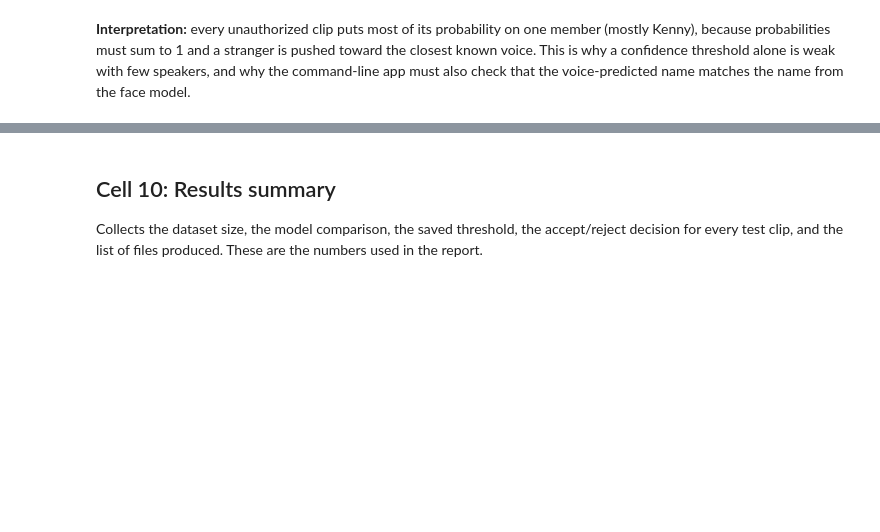
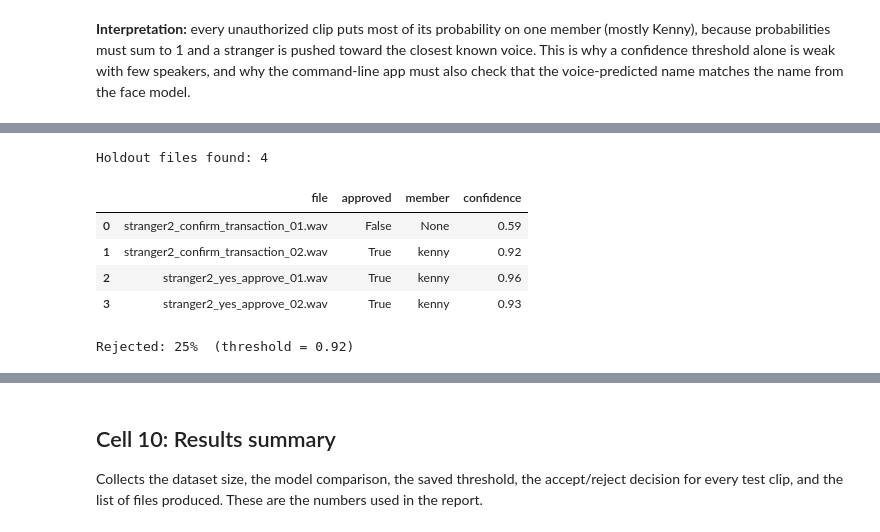
Before and after one commit to kimanzialu/formative-2-group-16-pipeline, a Jupyter notebook: notebooks/individual/03_audio_voice_model.ipynb, the cells around one changed output, grey strips where cells are left out. Saved outputs shown, nothing was run; the diff lists cells and outputs as text; code cells hidden in the pictures; blank space fills up the shorter version.

```diff
--- a/notebooks/individual/03_audio_voice_model.ipynb
+++ b/notebooks/individual/03_audio_voice_model.ipynb
@@ -398,22 +398,19 @@ def verify_voice(audio_path, bundle_path=BUNDLE_PATH):
     """Returns (is_approved, predicted_member, confidence)."""
     bundle = joblib.load(bundle_path)
 
-    # Same preprocessing as training
     y, sr = librosa.load(audio_path, sr=bundle["sr"])
     y, _ = librosa.effects.trim(y, top_db=bundle["top_db"])
-    if len(y) < 0.2 * sr:                       # almost nothing left: reject
+    if len(y) < 0.2 * sr:
         return False, None, 0.0
 
-    # Same features, same order
-    feats = extract_features(y, sr)
-    X = pd.DataFrame([feats])[bundle["features"]]
-
+    X = pd.DataFrame([extract_features(y, sr)])[bundle["features"]]
     proba = bundle["model"].predict_proba(X)[0]
     i = int(np.argmax(proba))
     member, confidence = bundle["classes"][i], float(proba[i])
 
-    is_approved = confidence >= bundle["threshold"]
-    return is_approved, (member if is_approved else None), confidence
+    # Reject if the model says "unauthorized" or the confidence is below the floor
+    ok = (member != bundle.get("reject_class")) and (confidence >= bundle["threshold"])
+    return bool(ok), (member if ok else None), confidence
 # %% [markdown]
 ## Cell 9b: Test verify_voice on authorized and unauthorized recordings
 
@@ -469,0 +471,23 @@ unauthorized_yes_approve_03.wav {'aurele': np.float64(0.23), 'frank': np.float64
+# %%
+HOLDOUT_DIR = "/content/drive/MyDrive/formative2_audio_holdout"
+
+paths = sorted(glob.glob(os.path.join(HOLDOUT_DIR, "*.wav")))
+print("Holdout files found:", len(paths))
+
+rows = []
+for p in paths:
+    ok, who, conf = verify_voice(p)
+    rows.append({"file": os.path.basename(p), "approved": bool(ok),
+                 "member": who, "confidence": round(conf, 2)})
+
+holdout = pd.DataFrame(rows)
+display(holdout)
+print(f"Rejected: {(~holdout['approved']).mean():.0%}  (threshold = {joblib.load(BUNDLE_PATH)['threshold']})")
+# %% [output]
+Holdout files found: 4
+|  | file | approved | member | confidence |
+| 0 | stranger2_confirm_transaction_01.wav | False | None | 0.59 |
+| 1 | stranger2_confirm_transaction_02.wav | True | kenny | 0.92 |
+| 2 | stranger2_yes_approve_01.wav | True | kenny | 0.96 |
+| 3 | stranger2_yes_approve_02.wav | True | kenny | 0.93 |
+Rejected: 25%  (threshold = 0.92)
```
Also changed, not shown: parts of 16 cells of this notebook, 2 other files.
